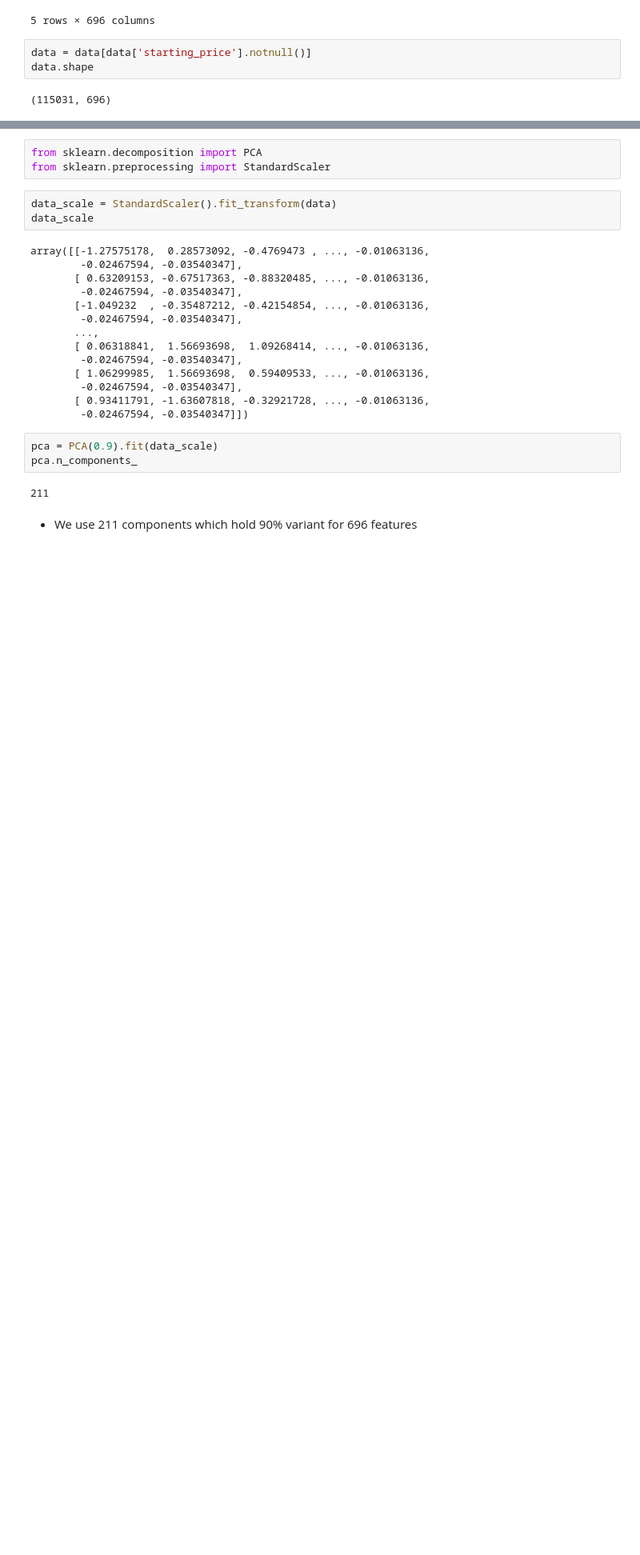
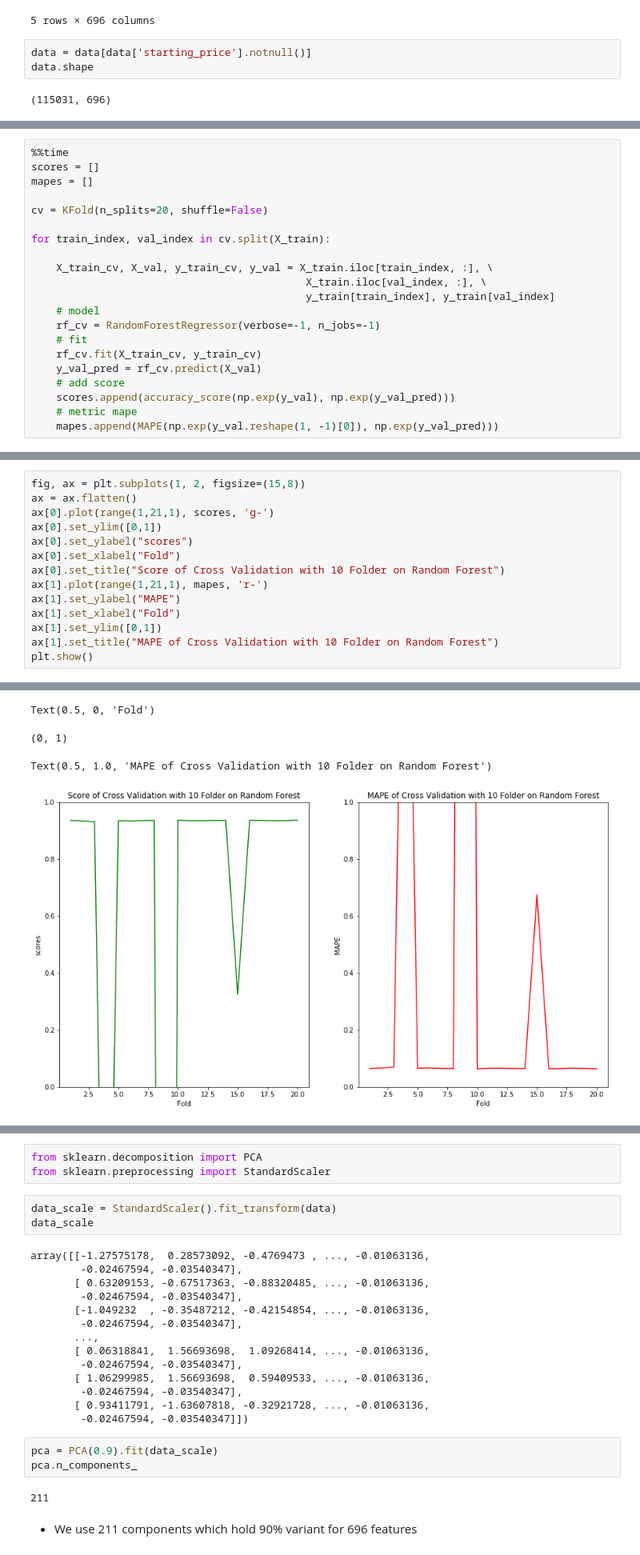
Before and after one commit to nguyenkhacbaoanh/used_car_price_estimation, a Jupyter notebook: notebook/Used Car implementation Machine Learning.ipynb, the cells around one changed output, grey strips where cells are left out. Shown at 80% size. Drawn from its saved outputs; the diff is of its cells as text; blank space fills up the shorter version.

```diff
--- a/notebook/Used Car implementation Machine Learning.ipynb
+++ b/notebook/Used Car implementation Machine Learning.ipynb
@@ -1197,0 +1174,21 @@ data = data.drop(["Price"], axis=1)
+# %%
+%%time
+scores = []
+mapes = []
+
+cv = KFold(n_splits=20, shuffle=False)
+
+for train_index, val_index in cv.split(X_train):
+
+    X_train_cv, X_val, y_train_cv, y_val = X_train.iloc[train_index, :], \
+                                            X_train.iloc[val_index, :], \
+                                            y_train[train_index], y_train[val_index]
+    # model
+    rf_cv = RandomForestRegressor(verbose=-1, n_jobs=-1)
+    # fit
+    rf_cv.fit(X_train_cv, y_train_cv)
+    y_val_pred = rf_cv.predict(X_val)
+    # add score
+    scores.append(accuracy_score(np.exp(y_val), np.exp(y_val_pred)))
+    # metric mape
+    mapes.append(MAPE(np.exp(y_val.reshape(1, -1)[0]), np.exp(y_val_pred)))
@@ -1197,0 +1215,15 @@ data = data.drop(["Price"], axis=1)
+# %%
+fig, ax = plt.subplots(1, 2, figsize=(15,8))
+ax = ax.flatten()
+ax[0].plot(range(1,21,1), scores, 'g-')
+ax[0].set_ylim([0,1])
+ax[0].set_ylabel("scores")
+ax[0].set_xlabel("Fold")
+ax[0].set_title("Score of Cross Validation with 10 Folder on Random Forest")
+ax[1].plot(range(1,21,1), mapes, 'r-')
+ax[1].set_ylabel("MAPE")
+ax[1].set_xlabel("Fold")
+ax[1].set_ylim([0,1])
+ax[1].set_title("MAPE of Cross Validation with 10 Folder on Random Forest")
+plt.show()
+# %% [output]
@@ -1197,0 +1237,4 @@ data = data.drop(["Price"], axis=1)
+Text(0.5, 0, 'Fold')
+(0, 1)
+Text(0.5, 1.0, 'MAPE of Cross Validation with 10 Folder on Random Forest')
+[figure, added]
```
Also changed, not shown: parts of 57 cells of this notebook, 1 other file.
